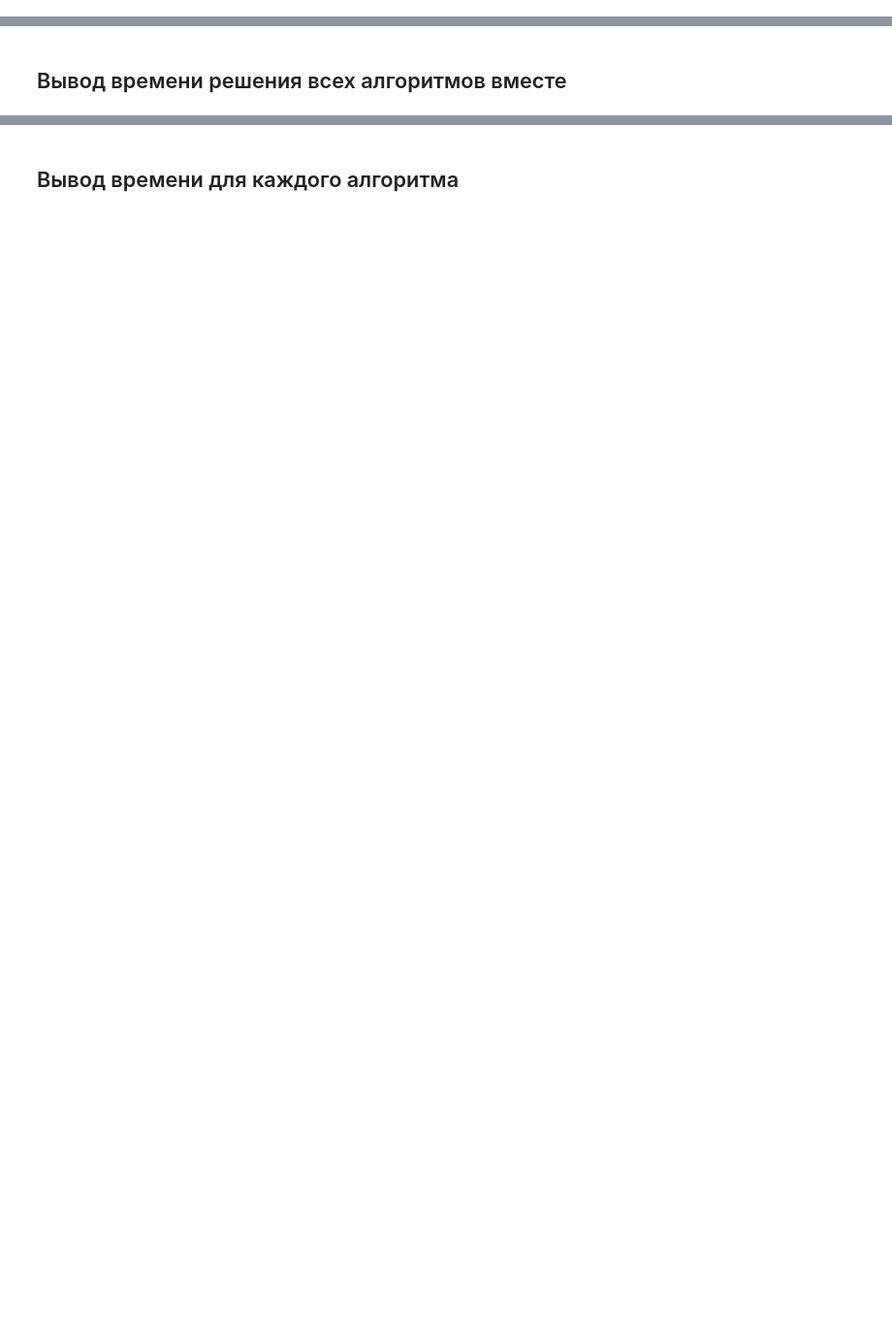
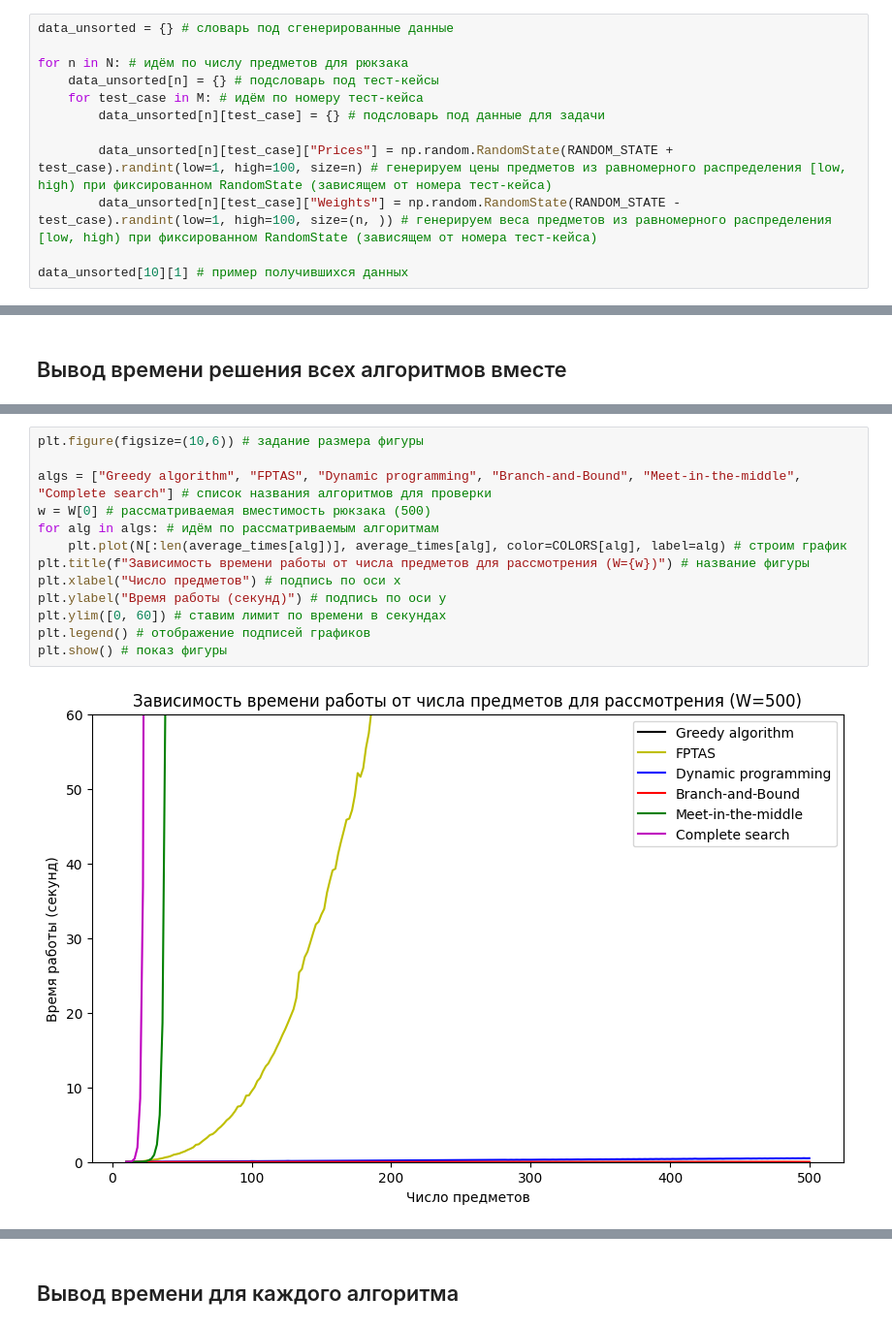
Before and after one commit to DenisKabanov/course_work_2024, a Jupyter notebook: task.ipynb, the cells around one changed output, grey strips where cells are left out. Shown at 97% size. Drawn from its saved outputs; the diff is of its cells as text; blank space fills up the shorter version.

```diff
--- a/task.ipynb
+++ b/task.ipynb
@@ -522,0 +633,12 @@ average_time = compare_algs(algs, data, W) # считаем среднее вр
+# %%
+data_unsorted = {} # словарь под сгенерированные данные
+
+for n in N: # идём по числу предметов для рюкзака
+    data_unsorted[n] = {} # подсловарь под тест-кейсы
+    for test_case in M: # идём по номеру тест-кейса
+        data_unsorted[n][test_case] = {} # подсловарь под данные для задачи
+
+        data_unsorted[n][test_case]["Prices"] = np.random.RandomState(RANDOM_STATE + test_case).randint(low=1, high=100, size=n) # генерируем цены предметов из равномерного распределения [low, high) при фиксированном RandomState (зависящем от номера тест-кейса)
+        data_unsorted[n][test_case]["Weights"] = np.random.RandomState(RANDOM_STATE - test_case).randint(low=1, high=100, size=(n, )) # генерируем веса предметов из равномерного распределения [low, high) при фиксированном RandomState (зависящем от номера тест-кейса)
+
+data_unsorted[10][1] # пример получившихся данных
@@ -525,3 +707,18 @@ average_time = compare_algs(algs, data, W) # считаем среднее вр
+# %%
+plt.figure(figsize=(10,6)) # задание размера фигуры
+
+algs = ["Greedy algorithm", "FPTAS", "Dynamic programming", "Branch-and-Bound", "Meet-in-the-middle", "Complete search"] # список названия алгоритмов для проверки
+w = W[0] # рассматриваемая вместимость рюкзака (500)
+for alg in algs: # идём по рассматриваемым алгоритмам
+    plt.plot(N[:len(average_times[alg])], average_times[alg], color=COLORS[alg], label=alg) # строим график
+plt.title(f"Зависимость времени работы от числа предметов для рассмотрения (W={w})") # название фигуры
+plt.xlabel("Число предметов") # подпись по оси x
+plt.ylabel("Время работы (секунд)") # подпись по оси y
+plt.ylim([0, 60]) # ставим лимит по времени в секундах
+plt.legend() # отображение подписей графиков
+plt.show() # показ фигуры
+# %% [output]
+[figure, added]
 # %%
 plt.figure(figsize=(10,6)) # задание размера фигуры
 
```
Also changed, not shown: parts of 33 cells of this notebook, 9 other files.
